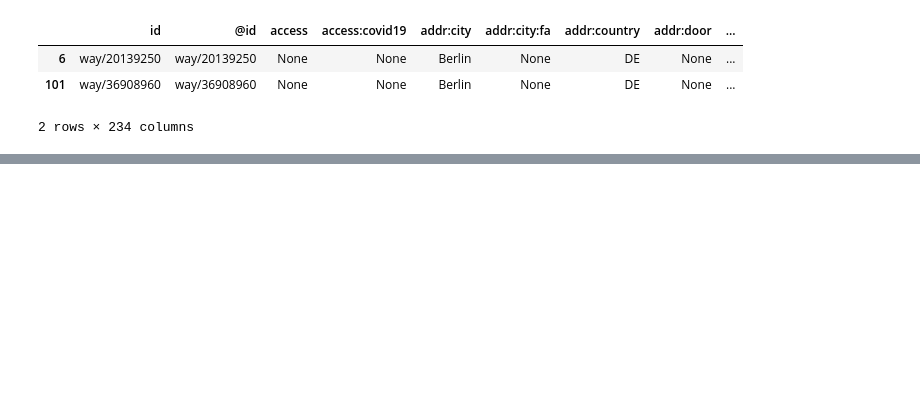
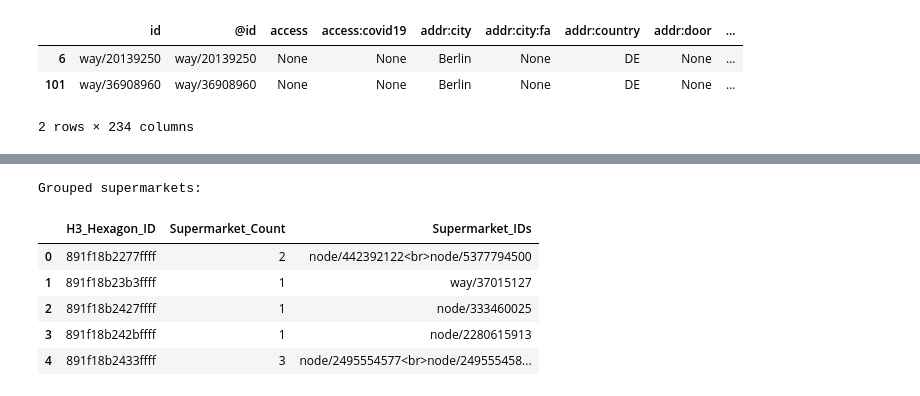
Before and after one commit to krisiflink/turf_geo_analysis, a Jupyter notebook: geo_analysis.ipynb, the cells around one changed output, grey strips where cells are left out. Drawn from its saved outputs; the diff is of its cells as text; code cells hidden in the pictures; blank space fills up the shorter version.

```diff
--- a/geo_analysis.ipynb
+++ b/geo_analysis.ipynb
@@ -257,0 +263,19 @@ Insights:
+# %%
+grouped_supermarkets_df = supermarkets_in_turfs.groupby('h3_cell').agg(
+    supermarket_count=('id', 'count'), # Counts non-null 'id' values
+    # Use 'id' or '@id' to list the identifiers of supermarkets in each cell
+    supermarket_ids=('id', lambda x: '<br>'.join(x.astype(str)))
+).reset_index()
+
+grouped_supermarkets_df.columns = ['H3_Hexagon_ID', 'Supermarket_count', 'Supermarket_IDs']
+
+print("\nGrouped supermarkets:")
+grouped_supermarkets_df.head()
+# %% [output]
+Grouped supermarkets:
+|  | H3_Hexagon_ID | Supermarket_Count | Supermarket_IDs |
+| 0 | 891f18b2277ffff | 2 | node/442392122<br>node/5377794500 |
+| 1 | 891f18b23b3ffff | 1 | way/37015127 |
+| 2 | 891f18b2427ffff | 1 | node/333460025 |
+| 3 | 891f18b242bffff | 1 | node/2280615913 |
+| 4 | 891f18b2433ffff | 3 | node/2495554577<br>node/249555458... |
```
Also changed, not shown: parts of 4 cells of this notebook.
